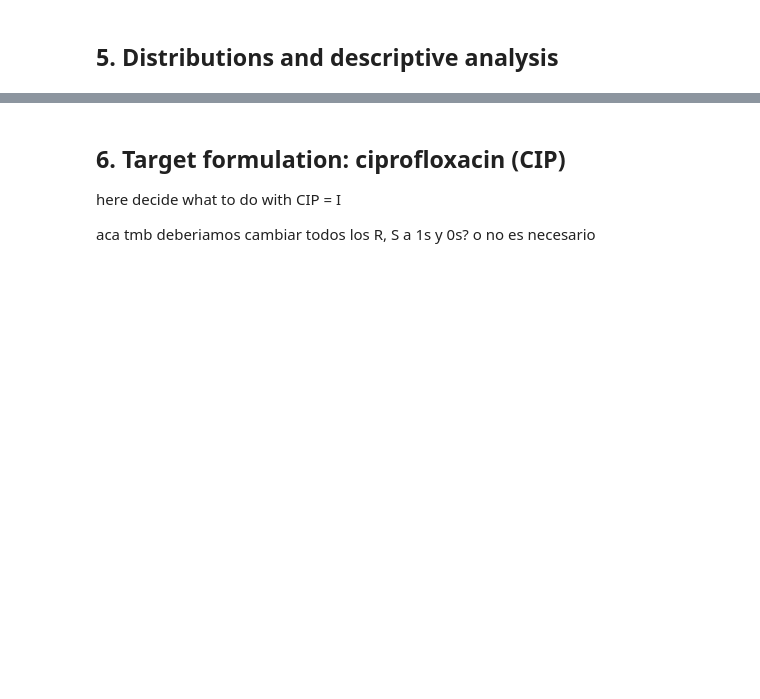
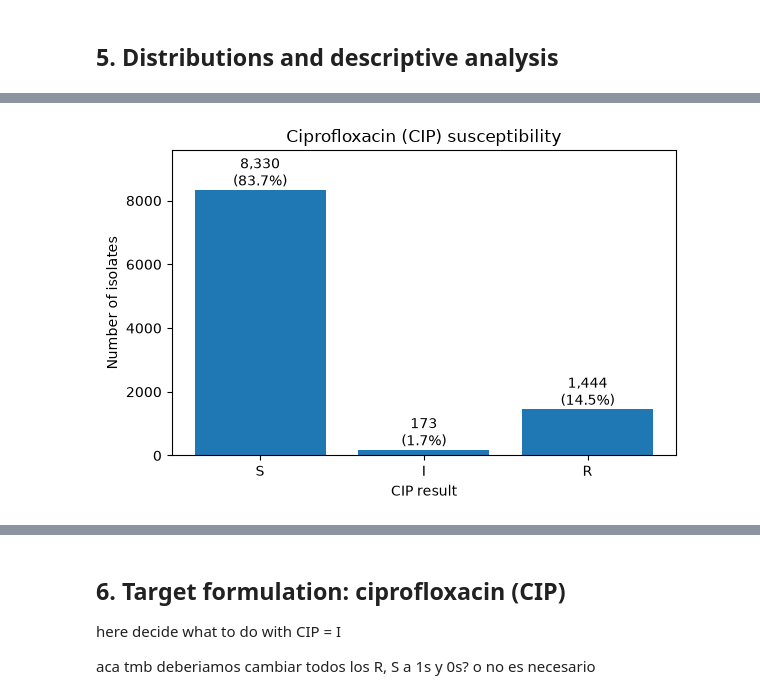
Before and after one commit to mvdelcampo/machine-learning-project, a Jupyter notebook: 00_EDA.ipynb, the cells around one changed output, grey strips where cells are left out. Drawn from its saved outputs; the diff is of its cells as text; code cells hidden in the pictures; blank space fills up the shorter version.

Commit message:
graph selection for descriptive analysis

```diff
--- a/00_EDA.ipynb
+++ b/00_EDA.ipynb
@@ -479,3 +488,11 @@ The imputation has to be performed after splitting the data into training and te
 # X_test["Infection_Freq"] = X_test["Infection_Freq"].fillna(median_freq)
 # %% [markdown]
 ## 5. Distributions and descriptive analysis
+# %%
+import numpy as np
+import matplotlib.pyplot as plt
+import seaborn as sns
+from scipy import stats
+
+cip_values = ["S", "I", "R"]
+other_antibiotics = [ab for ab in antibiotics if ab != "CIP"]
@@ -481,0 +503,16 @@ The imputation has to be performed after splitting the data into training and te
+# %%
+cip_counts = bacteria_dataset["CIP"].value_counts().reindex(cip_values)
+cip_pct = cip_counts / cip_counts.sum() * 100
+
+fig, ax = plt.subplots(figsize=(6, 4))
+ax.bar(cip_values, cip_counts.values)
+for i, (n, p) in enumerate(zip(cip_counts, cip_pct)):
+    ax.text(i, n, f"{n:,}\n({p:.1f}%)", ha="center", va="bottom")
+ax.set_ylim(0, cip_counts.max() * 1.15)
+ax.set_title("Ciprofloxacin (CIP) susceptibility")
+ax.set_xlabel("CIP result")
+ax.set_ylabel("Number of isolates")
+plt.tight_layout()
+plt.show()
+# %% [output]
+[figure, added]
```
Also changed, not shown: parts of 21 cells of this notebook.
